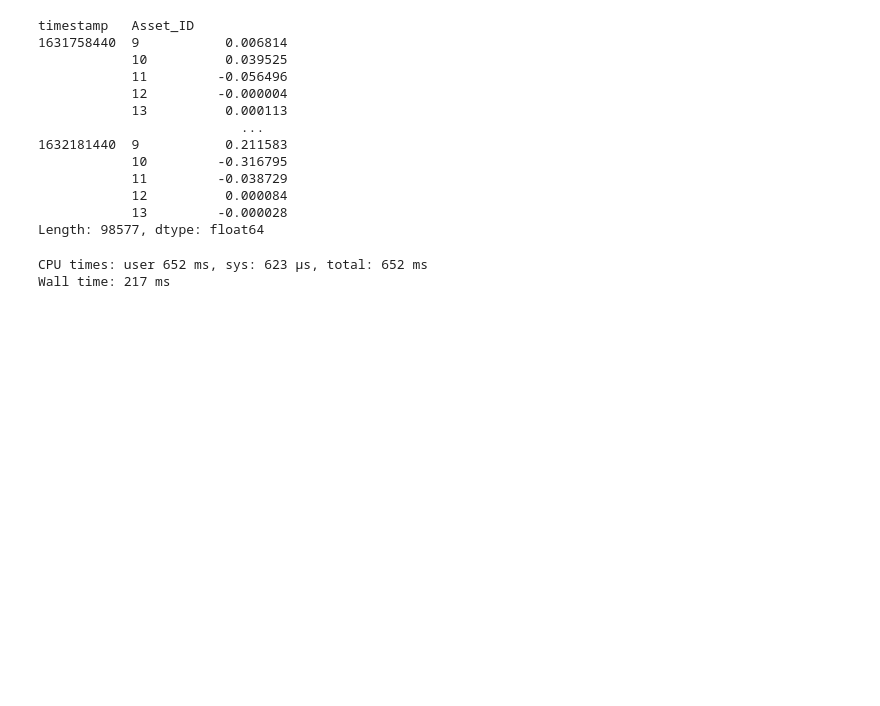
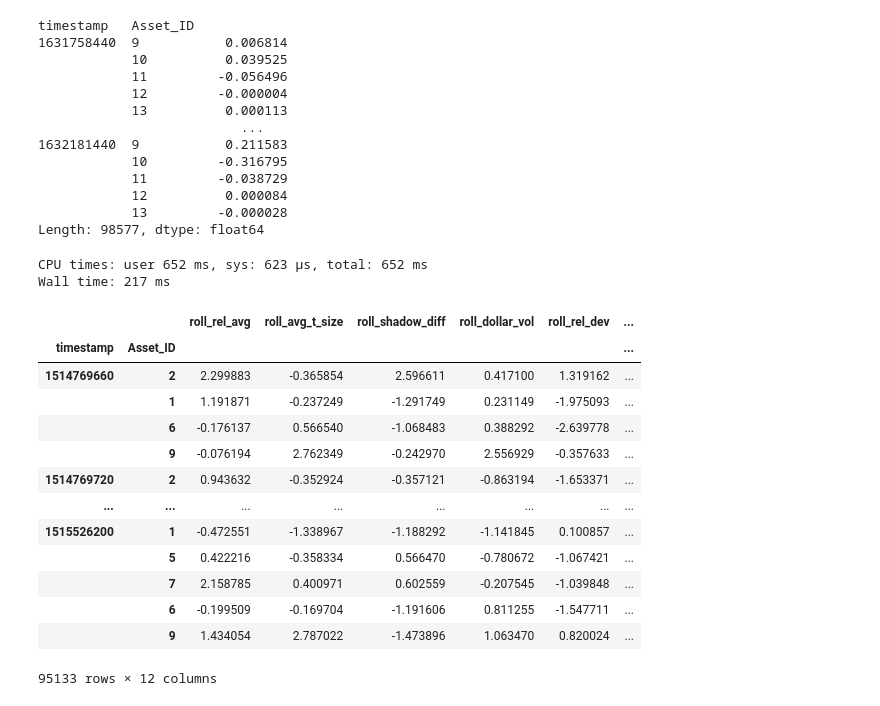
Before and after one commit to nikulpatel462/crypto_forecasting, a Jupyter notebook: notebooks/final_fitting_minimal.ipynb, the cells around one changed output. Saved outputs shown, nothing was run; the diff lists cells and outputs as text; code cells hidden in the pictures; blank space fills up the shorter version.

Commit message:
resolve memory issue by chunking data preparation

```diff
--- a/notebooks/final_fitting_minimal.ipynb
+++ b/notebooks/final_fitting_minimal.ipynb
@@ -454,0 +513,14 @@ env.predict(sample_prediction_df)
+# %%
+# all_feats_minimal(df, include_target=True)
+
+import os
+import logging
+import pickle
+from pathlib import Path
+
+logger = logging.getLogger(__name__)
+
+def chunk_list(l, chunk_size):
+    """Iterate over a list in chunks"""
+    for x in range(0, len(l), chunk_size):
+        yield l[x : x + chunk_size]
@@ -454,0 +580,3 @@ env.predict(sample_prediction_df)
+# %%
+td = pd.read_csv("train.csv")
+td_ = td.loc[:100000]
@@ -454,0 +585,19 @@ env.predict(sample_prediction_df)
+# %%
+a = chunk_ts_feats(td, 5)
+# %%
+a
+# %% [output]
+|  |  | roll_rel_avg | roll_avg_t_size | roll_shadow_diff | roll_dollar_vol | roll_rel_dev | ... |
+| timestamp | Asset_ID |  |  |  |  |  | ... |
+| 1514769660 | 2 | 2.299883 | -0.365854 | 2.596611 | 0.417100 | 1.319162 | ... |
+|  | 1 | 1.191871 | -0.237249 | -1.291749 | 0.231149 | -1.975093 | ... |
+|  | 6 | -0.176137 | 0.566540 | -1.068483 | 0.388292 | -2.639778 | ... |
+|  | 9 | -0.076194 | 2.762349 | -0.242970 | 2.556929 | -0.357633 | ... |
+| 1514769720 | 2 | 0.943632 | -0.352924 | -0.357121 | -0.863194 | -1.653371 | ... |
+| ... | ... | ... | ... | ... | ... | ... | ... |
+| 1515526200 | 1 | -0.472551 | -1.338967 | -1.188292 | -1.141845 | 0.100857 | ... |
+|  | 5 | 0.422216 | -0.358334 | 0.566470 | -0.780672 | -1.067421 | ... |
+|  | 7 | 2.158785 | 0.400971 | 0.602559 | -0.207545 | -1.039848 | ... |
+|  | 6 | -0.199509 | -0.169704 | -1.191606 | 0.811255 | -1.547711 | ... |
+|  | 9 | 1.434054 | 2.787022 | -1.473896 | 1.063470 | 0.820024 | ... |
+95133 rows × 12 columns
```
Also changed, not shown: parts of 9 cells of this notebook.
